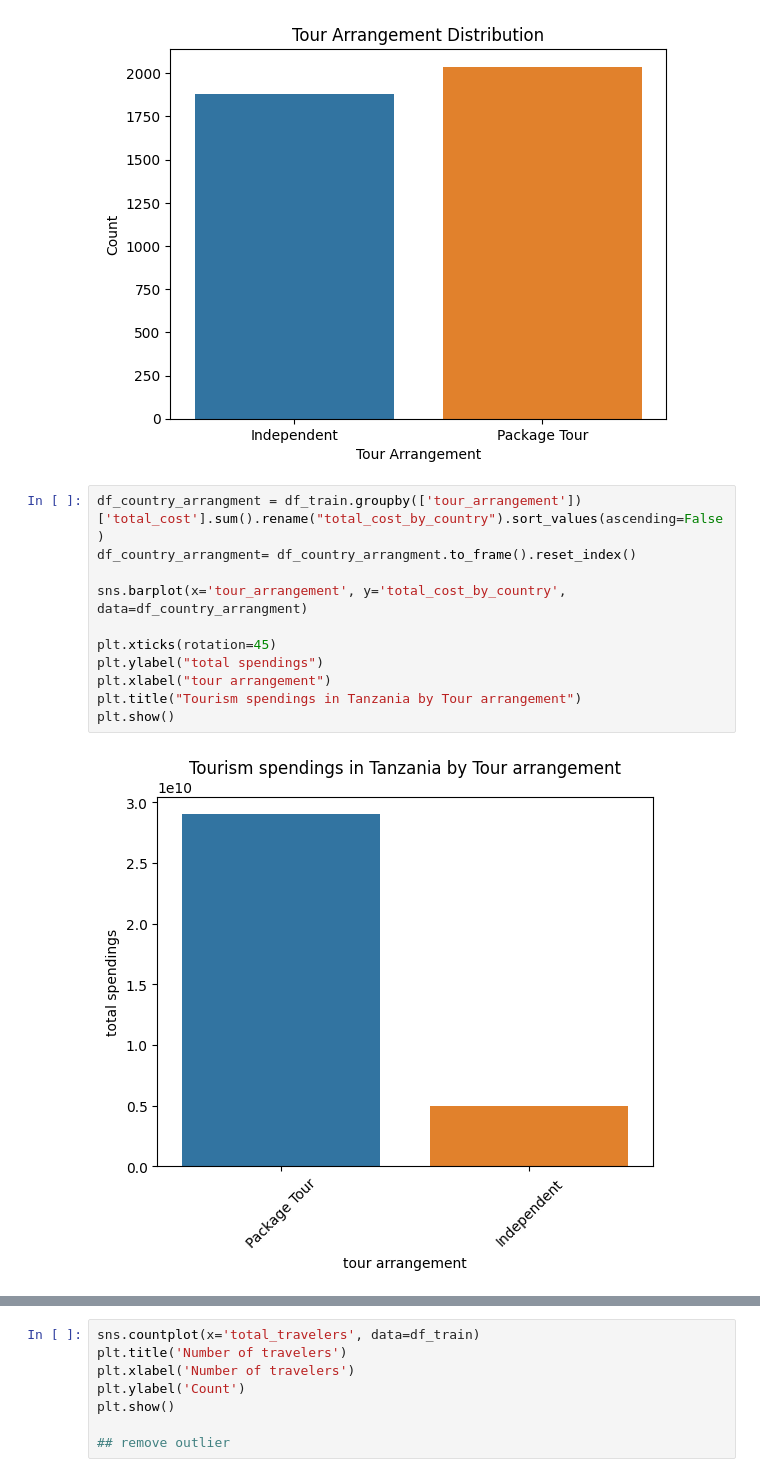
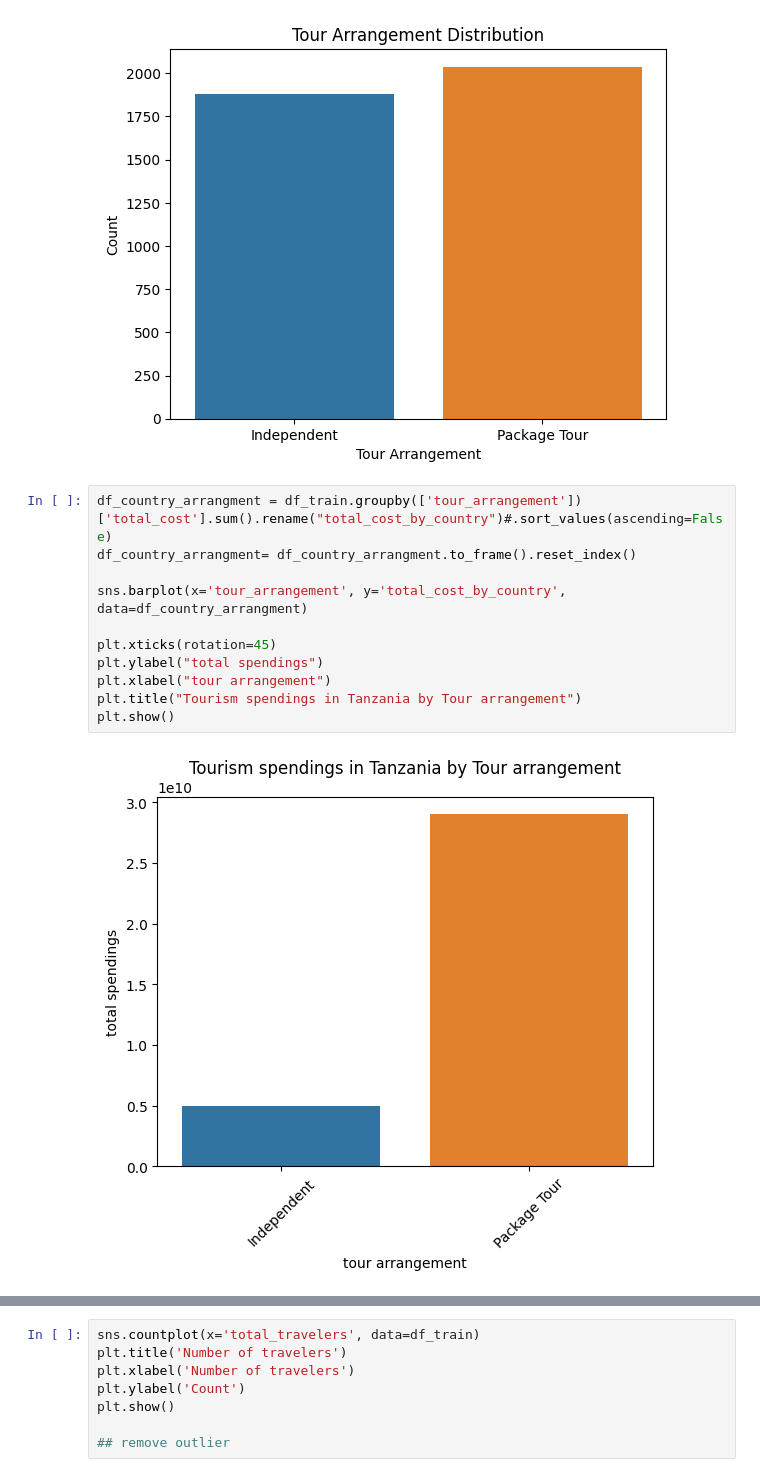
Before and after one commit to ismileusmilenot/ds-tourism-project, a Jupyter notebook: 2_Graphical_Insides.ipynb, the cells around one changed output, grey strips where cells are left out. Saved outputs shown, nothing was run; the diff lists cells and outputs as text.

```diff
--- a/2_Graphical_Insides.ipynb
+++ b/2_Graphical_Insides.ipynb
@@ -252,16 +252,16 @@ plt.show()
 # %% [output]
 [figure]
 # %%
-df_country_arrangment = df_train.groupby(['tour_arrangement'])['total_cost'].sum().rename("total_cost_by_country").sort_values(ascending=False)
+df_country_arrangment = df_train.groupby(['tour_arrangement'])['total_cost'].sum().rename("total_cost_by_country")#.sort_values(ascending=False)
 df_country_arrangment= df_country_arrangment.to_frame().reset_index()
 
 sns.barplot(x='tour_arrangement', y='total_cost_by_country', data=df_country_arrangment)
 
 plt.xticks(rotation=45)
 plt.ylabel("total spendings")
 plt.xlabel("tour arrangement")
 plt.title("Tourism spendings in Tanzania by Tour arrangement")
 plt.show()
 # %% [output]
-[figure, old version]
+[figure, new version]
 # %%
```
Also changed, not shown: parts of 3 cells of this notebook, 3 other files.
